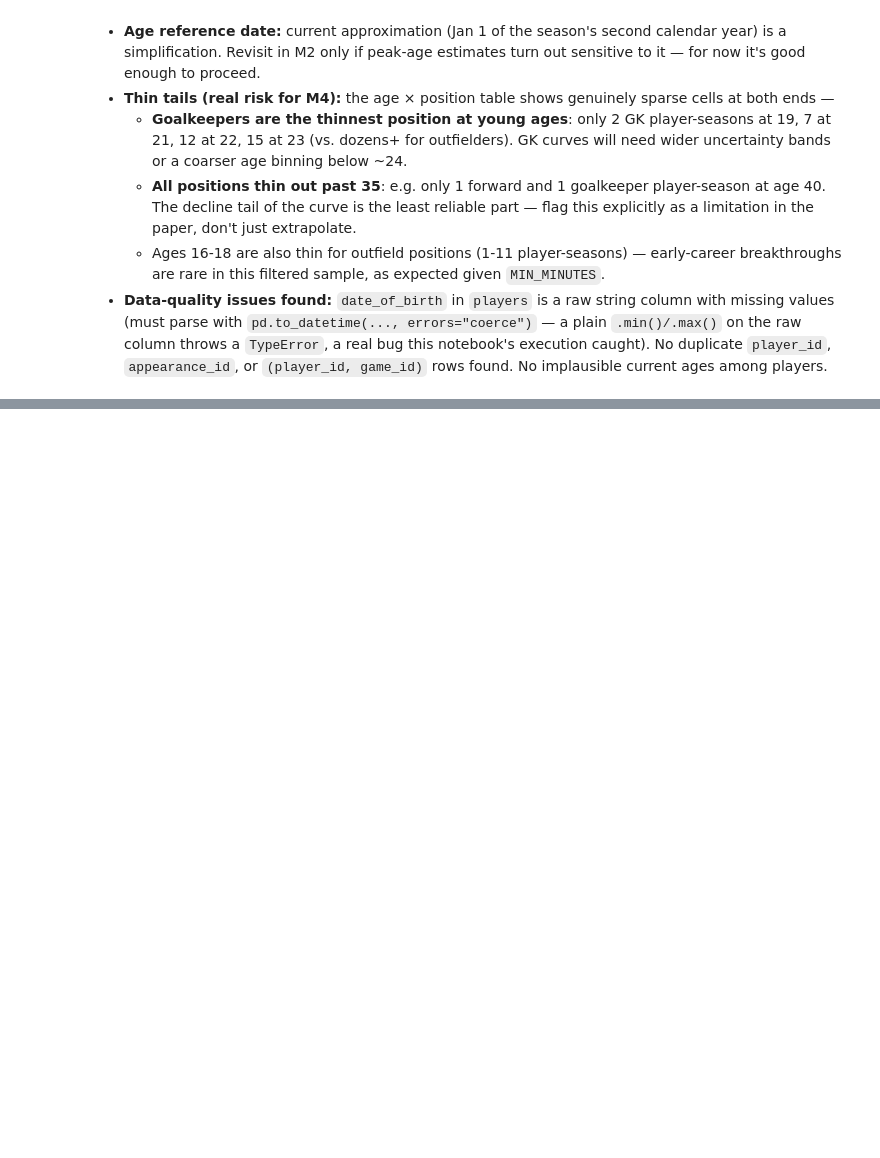
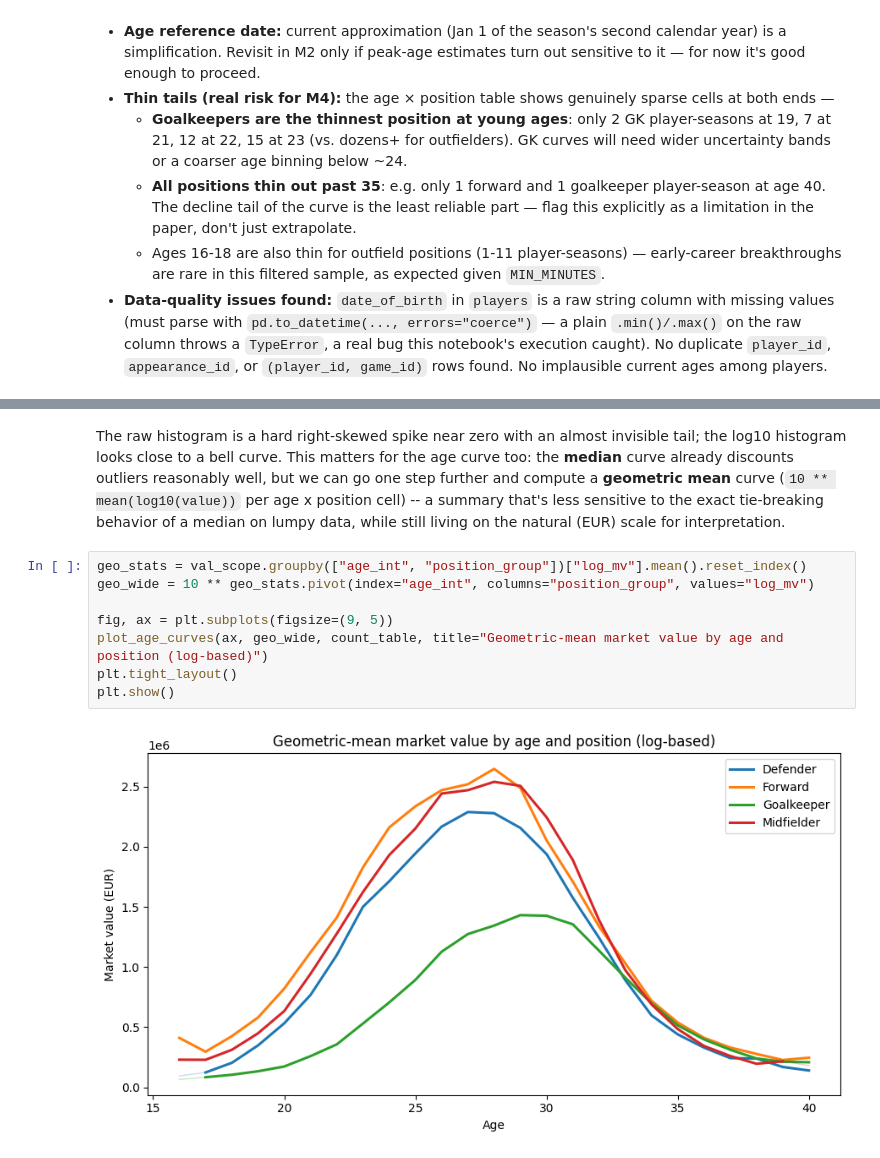
Before and after one commit to legpt/soccer-aging-curves, a Jupyter notebook: notebooks/01_exploration.ipynb, the cells around one changed output, grey strips where cells are left out. Cells and saved outputs as stored; diff of their text form; blank space fills up the shorter version.

```diff
--- a/notebooks/01_exploration.ipynb
+++ b/notebooks/01_exploration.ipynb
@@ -564,0 +797,18 @@ Ages/positions with fewer than 20 player-seasons (thin-tail risk for M4):
+# %% [markdown]
+The raw histogram is a hard right-skewed spike near zero with an almost
+invisible tail; the log10 histogram looks close to a bell curve. This matters
+for the age curve too: the **median** curve already discounts outliers
+reasonably well, but we can go one step further and compute a **geometric
+mean** curve (`10 ** mean(log10(value))` per age x position cell) -- a
+summary that's less sensitive to the exact tie-breaking behavior of a median on
+lumpy data, while still living on the natural (EUR) scale for interpretation.
+# %%
+geo_stats = val_scope.groupby(["age_int", "position_group"])["log_mv"].mean().reset_index()
+geo_wide = 10 ** geo_stats.pivot(index="age_int", columns="position_group", values="log_mv")
+
+fig, ax = plt.subplots(figsize=(9, 5))
+plot_age_curves(ax, geo_wide, count_table, title="Geometric-mean market value by age and position (log-based)")
+plt.tight_layout()
+plt.show()
+# %% [output]
+[figure, added]
```
Also changed, not shown: parts of 48 cells of this notebook, 5 other files.
